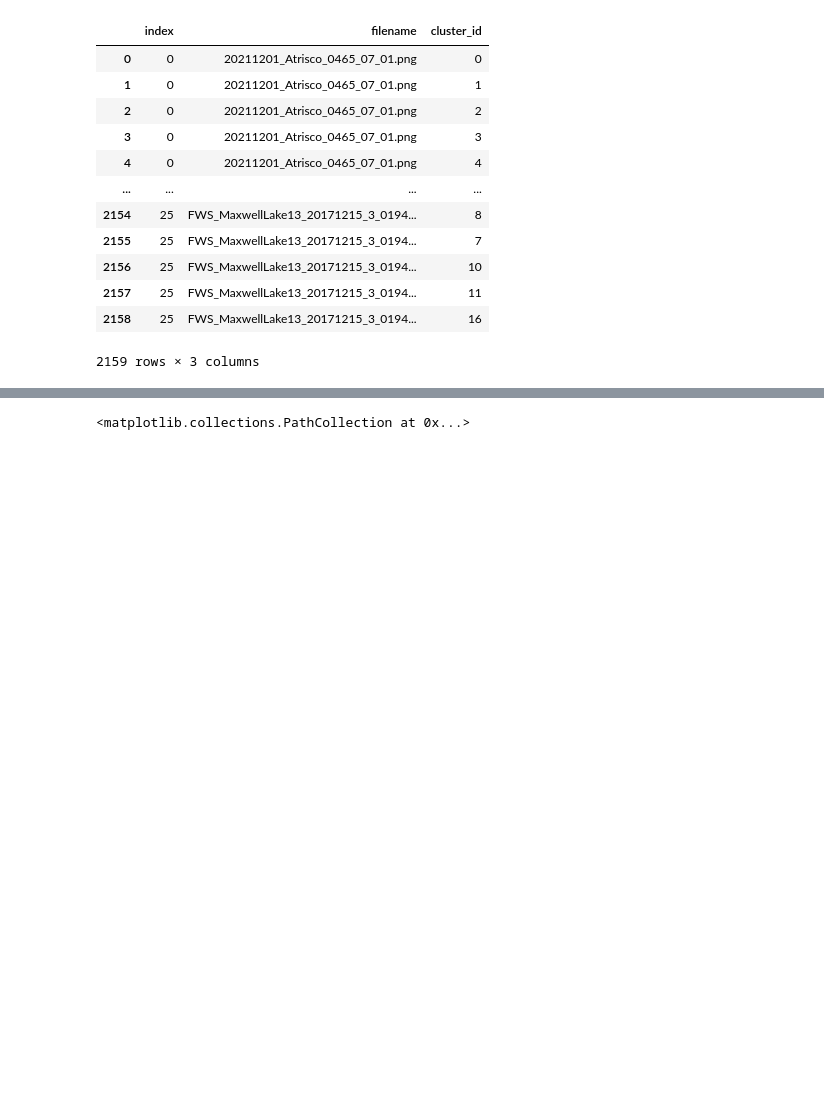
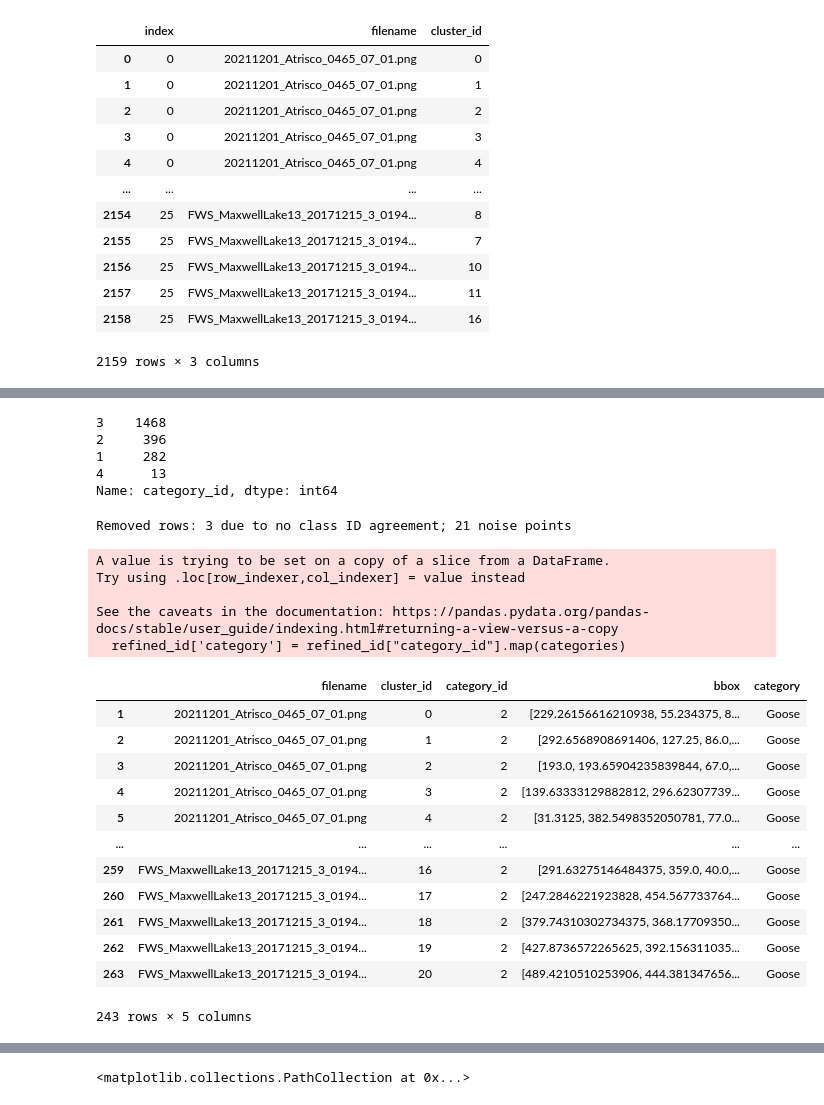
Before and after one commit to rowanoaktree/AggregationScripts, a Jupyter notebook: Scratch/Refinement.ipynb, the cells around one changed output, grey strips where cells are left out. Drawn from its saved outputs; the diff is of its cells as text; code cells hidden in the pictures; blank space fills up the shorter version.

Commit message:
analysis dataframe export

```diff
--- a/Scratch/Refinement.ipynb
+++ b/Scratch/Refinement.ipynb
@@ -147,0 +144,54 @@ onecluster = subset.loc[subset["cluster_id"] == 0]
+# %%
+test["category_id"].value_counts()
+# %% [output]
+3    1468
+2     396
+1     282
+4      13
+Name: category_id, dtype: int64
+# %%
+#REFINEMENT STEP: DUCK, GOOSE, CRANE
+
+#Dictionary of category values
+categories = {1: "Crane", 2: 'Goose', 3:'Duck', 4: 'Other Bird'}
+
+#Derive refined products: median coordinates, and plurality vote class ID
+refined = test.groupby(['filename', 'cluster_id']).agg({'x':'median',
+                         'y':'median',
+                         'w':'median',
+                         'h': 'median',
+                         'category_id': pd.Series.mode}).reset_index()
+#Make median bounding box into its own column in list form
+refined['bbox']= refined[['x','y','w','h']].values.tolist()
+#Remove rows where no agreement was reached on class ID
+rowcount = len(refined)
+refined_drop = refined[refined['category_id'].isin([1,2,3,4])]
+agreement = len(refined_drop)
+removed = rowcount - agreement
+#Remove noise points
+refined_id = refined_drop[refined_drop['cluster_id'] != -1]
+final = len(refined_id)
+noise = rowcount - final
+print("Removed rows: %s due to no class ID agreement; %s noise points" %(removed, noise))
+refined_id['category'] = refined_id["category_id"].map(categories)
+refined_id = refined_id.drop(columns=['x','y','w','h'])
+# %% [output]
+Removed rows: 3 due to no class ID agreement; 21 noise points
+A value is trying to be set on a copy of a slice from a DataFrame.
+Try using .loc[row_indexer,col_indexer] = value instead
+
+See the caveats in the documentation: https://pandas.pydata.org/pandas-docs/stable/user_guide/indexing.html#returning-a-view-versus-a-copy
+  refined_id['category'] = refined_id["category_id"].map(categories)
+|  | filename | cluster_id | category_id | bbox | category |
+| 1 | 20211201_Atrisco_0465_07_01.png | 0 | 2 | [229.26156616210938, 55.234375, 8... | Goose |
+| 2 | 20211201_Atrisco_0465_07_01.png | 1 | 2 | [292.6568908691406, 127.25, 86.0,... | Goose |
+| 3 | 20211201_Atrisco_0465_07_01.png | 2 | 2 | [193.0, 193.65904235839844, 67.0,... | Goose |
+| 4 | 20211201_Atrisco_0465_07_01.png | 3 | 2 | [139.63333129882812, 296.62307739... | Goose |
+| 5 | 20211201_Atrisco_0465_07_01.png | 4 | 2 | [31.3125, 382.5498352050781, 77.0... | Goose |
+| ... | ... | ... | ... | ... | ... |
+| 259 | FWS_MaxwellLake13_20171215_3_0194... | 16 | 2 | [291.63275146484375, 359.0, 40.0,... | Goose |
+| 260 | FWS_MaxwellLake13_20171215_3_0194... | 17 | 2 | [247.2846221923828, 454.567733764... | Goose |
+| 261 | FWS_MaxwellLake13_20171215_3_0194... | 18 | 2 | [379.74310302734375, 368.17709350... | Goose |
+| 262 | FWS_MaxwellLake13_20171215_3_0194... | 19 | 2 | [427.8736572265625, 392.156311035... | Goose |
+| 263 | FWS_MaxwellLake13_20171215_3_0194... | 20 | 2 | [489.4210510253906, 444.381347656... | Goose |
+243 rows × 5 columns
```
Also changed, not shown: parts of 10 cells of this notebook.
